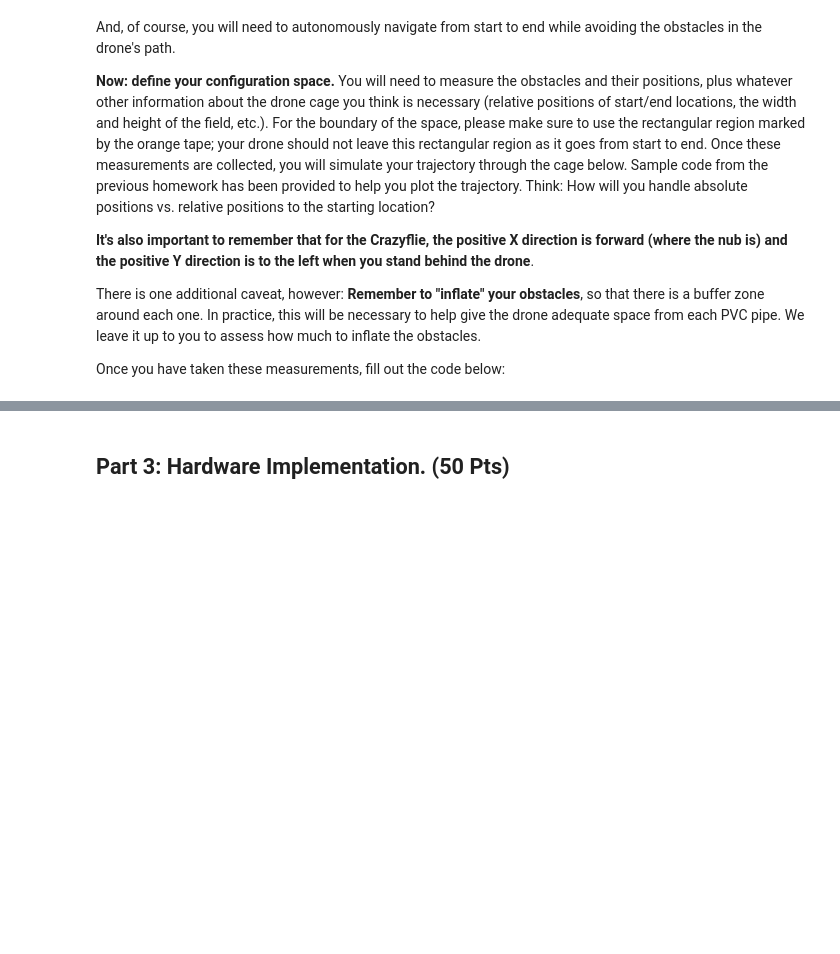
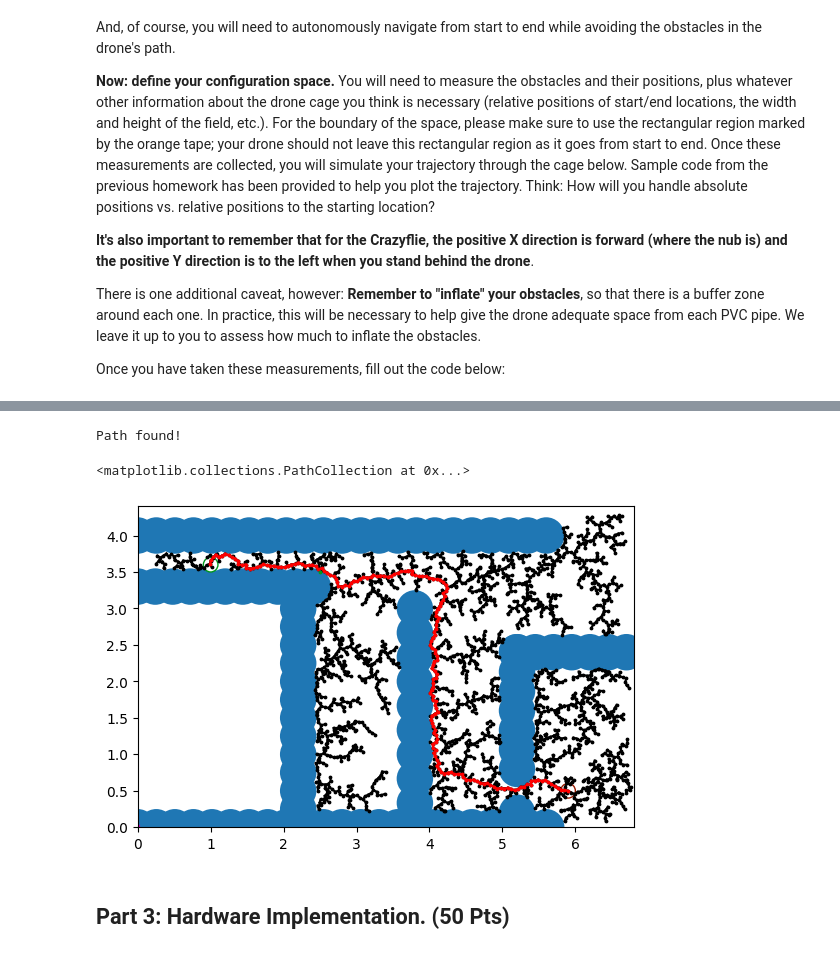
Before and after one commit to zimka/F2022, a Jupyter notebook: Lab5.ipynb, the cells around one changed output, grey strips where cells are left out. Saved outputs shown, nothing was run; the diff lists cells and outputs as text; code cells hidden in the pictures; blank space fills up the shorter version.

```diff
--- a/Lab5.ipynb
+++ b/Lab5.ipynb
@@ -36,0 +216,7 @@ Once you have taken these measurements, fill out the code below:
+# %%
+def generate_centers(x0, y0, x1, y1, step):
+    dxy = np.array([x1-x0, y1-y0]).astype(float)
+    num_step = int(np.round(np.linalg.norm(dxy) / step)) + 1
+    xs = np.linspace(x0, x1, num_step)
+    ys = np.linspace(y0, y1, num_step)
+    return np.stack([xs, ys]).T.tolist()
@@ -37,25 +234,42 @@ Once you have taken these measurements, fill out the code below:
+# %%
+obs_centers = []
+obs_centers += generate_centers(0, 0, 2.4 +3.2, 0, 0.25)
+obs_centers += generate_centers(0, 3.3, 2.4, 3.3, 0.25)
+
+obs_centers += generate_centers(2.2, 0, 2.2, 3.0, 0.25)
+obs_centers += generate_centers(3.8, 0, 3.8, 3.0, 0.35)
+
+obs_centers += generate_centers(0, 4, 2.4 +3.2, 4, 0.25)
+
+obs_centers += generate_centers(2.2+3.0, 0, 2.2 +3.0, 0.2, 0.25)
+obs_centers += generate_centers(2.2+3.0, 0.8, 2.2 +3.0, 2.4, 0.25)
+obs_centers += generate_centers(2.2+3.0, 2.4, 2.2 +3.0+1.5, 2.4, 0.25)
 # %%
 ## Sample code to define the space/obstacles and run the RRT:
 
 ## TODO: Take measurements in G105/ACEE and edit this block of code correspondingly.
 
 # Width and height of the rectangular domain:
-width = 0.0  # total width of the cage
-height = 0.0 # total height of the cage
+width = 3.40 + 2.2 + 1.20  # total width of the cage
+height = 2.0 + 1.50 + .70 + .20   # total height of the cage
 
 # Obstacles are represented as tuples, where the first element is an np.ndarray containing the center
 # and the second element is the radius of the obstacle. For example (np.array([3, 4]), 5).
 # This variable is a list of such tuples.
-obstacles = []
+
+obstacles = [
+    (cnt, 0.25)
+    for cnt in obs_centers
+]
 
 # The goal is represented in the same way as an obstacle.
-goal = ()
+goal = (np.array([1.0, 3.6]), 0.1)
 
 # The starting position of the robot.
-origin = np.array([])
+origin = np.array([2.2+3.7, 0.5])
 
 # Run the RRT to find the trajectory in this space:
-vertices, parents = rrt(origin, width, height, obstacles)
+vertices, parents = rrt(origin, width, height, obstacles, step_size=0.05, trials=5000)
 
 # Check if path was found:
 index = nearest_vertex(goal[0], vertices)
@@ -65,35 +279,48 @@ if np.linalg.norm(vertices[index, :] - goal[0]) < goal[1]:
 else:
     print('No path found!')
     path_verts = []
+# %% [output]
+Path found!
 # %%
+%matplotlib inline
+
 ## Sample code to plot the trajectory:
 
 fig, ax = plt.subplots()
 
 ax.set_xlim([0, width])
 ax.set_ylim([0, height])
 ax.set_aspect('equal')
 
 for i in range(len(parents)):
     if parents[i] < 0:
         continue
     plt.plot([vertices[i, 0], vertices[parents[i], 0]],
              [vertices[i, 1], vertices[parents[i], 1]], c='k')
 
 for i in path_verts:
     if parents[i] < 0:
         continue
     plt.plot([vertices[i, 0], vertices[parents[i], 0]],
              [vertices[i, 1], vertices[parents[i], 1]], c='r')
 
 for o in obstacles:
     ax.add_artist(plt.Circle(tuple(o[0]), o[1]))
 
+try:
+    plt.plot(traj_simple[:, 0] , traj_simple[:, 1], c='m', linewidth=3)
+except Exception as exc:
+    print(exc)
+
 ax.add_artist(plt.Circle(tuple(goal[0]), goal[1], ec=(0.004, 0.596, 0.105), fc=(1, 1, 1)))
+ax.add_artist(plt.Circle(tuple(origin), goal[1], ec=(0.596, 0.105, 0.004), fc=(1, 1, 1)))
 
 plt.scatter([2.5], [3.5], zorder=3, c=np.array([[0.004, 0.596, 0.105]]), s=3)
 plt.scatter(vertices[path_verts, 0], vertices[path_verts, 1], c=np.array([[1, 0, 0]]), s=3, zorder=2)
 plt.scatter(vertices[1:, 0], vertices[1:, 1], c=np.array([[0, 0, 0]]), s=3)
+# %% [output]
+<matplotlib.collections.PathCollection at 0x...>
+[figure, added]
 # %% [markdown]
 ## Part 3: Hardware Implementation. (50 Pts)
 # %% [markdown]
```
Also changed, not shown: parts of 16 cells of this notebook, 2 other files.
